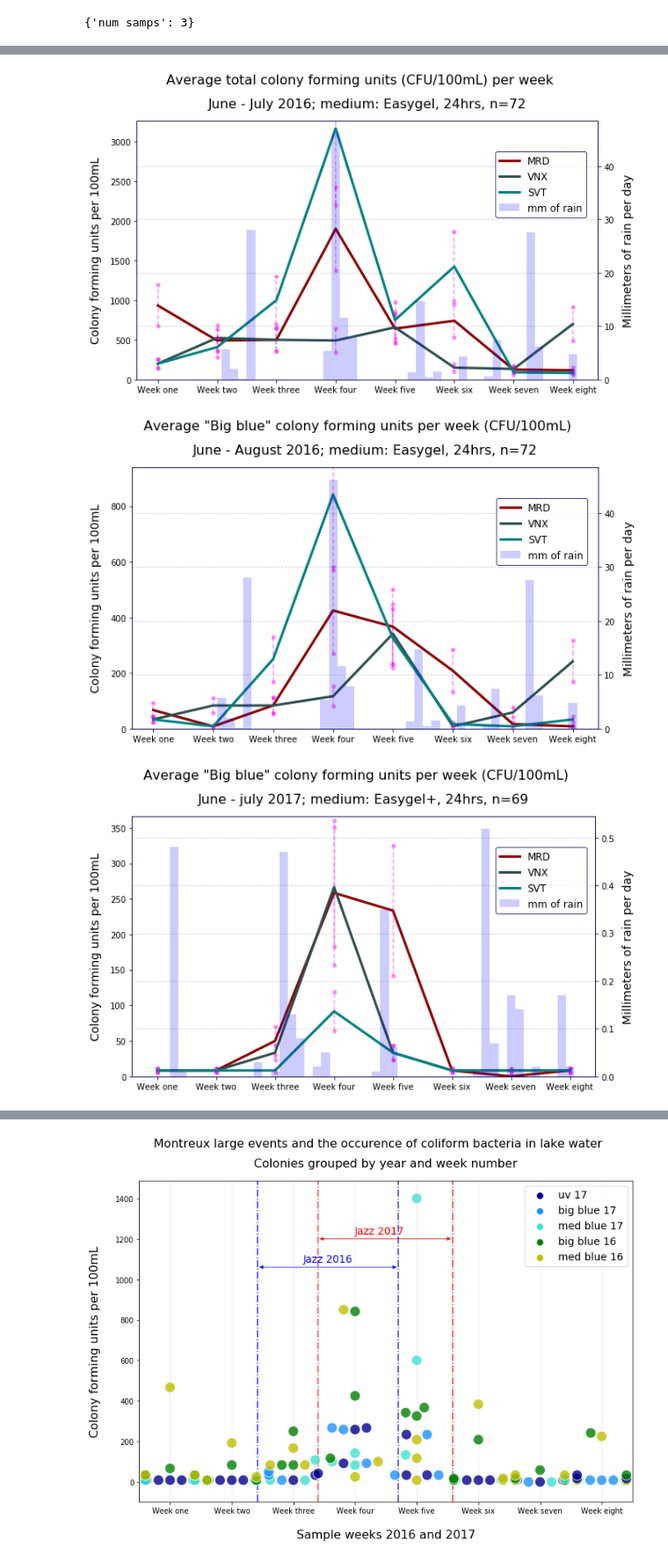
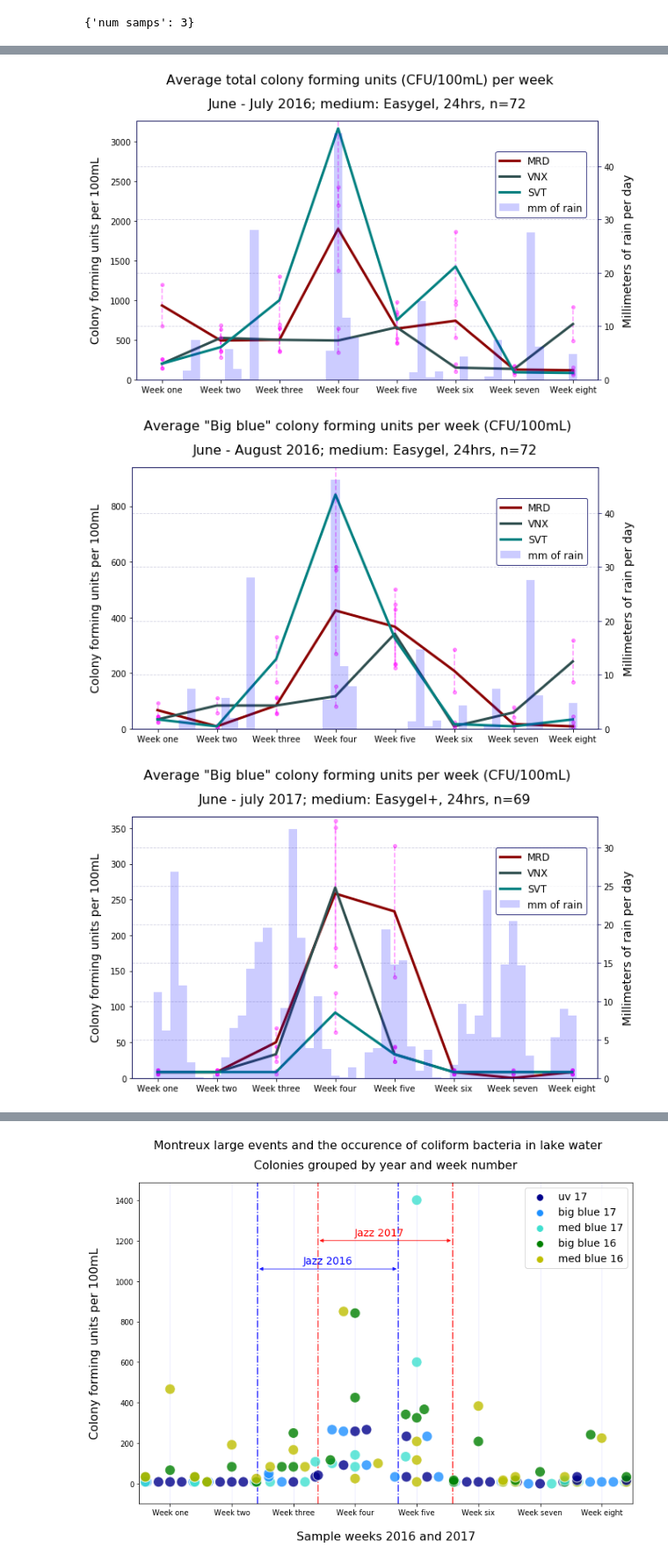
Before and after one commit to hammerdirt/water-quality-2016-2017, a Jupyter notebook: output_for_hdch.ipynb, the cells around one changed output, grey strips where cells are left out. Shown at 88% size. Cells and saved outputs as stored; diff of their text form; code cells hidden in the pictures.

Commit message:
incorporated new rainfall data

```diff
--- a/output_for_hdch.ipynb
+++ b/output_for_hdch.ipynb
@@ -55,7 +54,7 @@ def get_jsons(file_name):
     a = pd.read_json(j_data + file_name, orient='index')
     return a
 # we need these files
-dfs = ['m_b_2016.json','m_b_2017.json', 'rain_2016.json','m_b_201724.json', 'rain_2017.json']
+dfs = ['m_b_2016.json','m_b_2017.json', 'rain_2016.json','m_b_201724.json', 'rain2017.json']
 # %%
 m_b_2016 = get_jsons(dfs[0])
 m_b_2017 = get_jsons(dfs[1])
@@ -393,7 +391,7 @@ not_simple_plot(8, t_cfu17,samp_date17,  date_list17, places,rain_2017[7:], week
 # %%
-not_simple_plot(8, t_cfu,samp_date,  date_list, places,rain_2016[7:], week_days, 'Average total colony forming units (CFU/100mL) per week', 'June - July 2016; medium: Easygel, 24hrs, n=72', 'data/charts/2016_AVG_Total_CFU_week_16.png')
+not_simple_plot(8, t_cfu,samp_date,  date_list, places,rain_2016, week_days, 'Average total colony forming units (CFU/100mL) per week', 'June - July 2016; medium: Easygel, 24hrs, n=72', 'data/charts/2016_AVG_Total_CFU_week_16.png')
 # %% [output]
-[figure, old version]
+[figure, new version]
 # %%
 def total_ecoli_16(c, v, q):
     b = {}
@@ -462,13 +460,13 @@ plot_b_blue_17 = make_plots_micro(total_big_blue_16)
 plot_total_17 = make_plots_micro(t_cfu17)
 plot_total_16 = make_plots_micro(t_cfu)
 # %%
-not_simple_plot(8, total_big_blue_16,samp_date,  date_list, places,rain_2016[7:], week_days, 'Average "Big blue" colony forming units per week (CFU/100mL)','June - August 2016; medium: Easygel, 24hrs, n=72', 'data/charts/2016_AVG_BigBlue_CFU_week.png')
+not_simple_plot(8, total_big_blue_16,samp_date,  date_list, places,rain_2016, week_days, 'Average "Big blue" colony forming units per week (CFU/100mL)','June - August 2016; medium: Easygel, 24hrs, n=72', 'data/charts/2016_AVG_BigBlue_CFU_week.png')
 # %% [output]
-[figure, old version]
+[figure, new version]
 # %%
-not_simple_plot(8, total_big_blue17,samp_date17,  date_list17, places,rain_2017[7:], week_days,'Average "Big blue" colony forming units per week (CFU/100mL)','June - july 2017; medium: Easygel+, 24hrs, n=69', 'data/charts/2017_AVG_BigBlue_CFU_week.png')
+not_simple_plot(8, total_big_blue17,samp_date17,  date_list17, places,rain_2017, week_days,'Average "Big blue" colony forming units per week (CFU/100mL)','June - july 2017; medium: Easygel+, 24hrs, n=69', 'data/charts/2017_AVG_BigBlue_CFU_week.png')
 # %% [output]
-[figure, old version]
+[figure, new version]
 # %%
 def total_uv_17(c, v, q):
     b = {}
```
Also changed, not shown: parts of 6 cells of this notebook, 16 other files.
